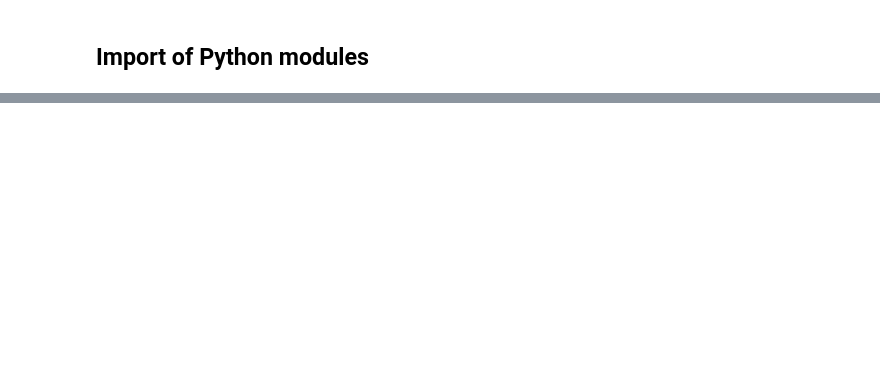
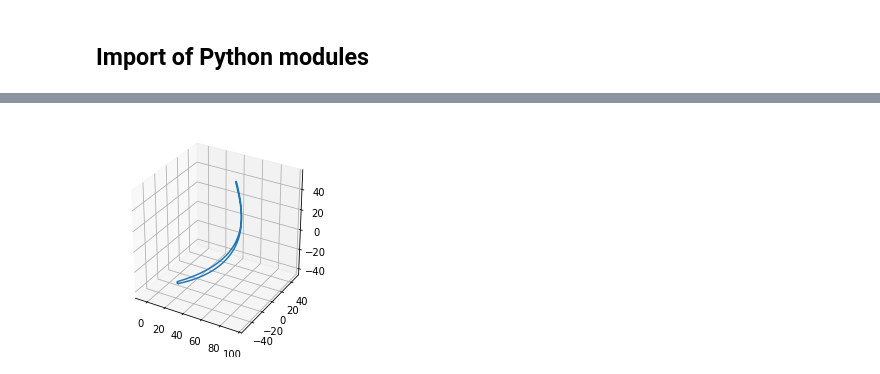
Before and after one commit to 20jeka08/AxialBladeDesigner, a Jupyter notebook: AxialBladeParametricModel2.ipynb, the cells around one changed output, grey strips where cells are left out. Drawn from its saved outputs; the diff is of its cells as text; code cells hidden in the pictures; blank space fills up the shorter version.

```diff
--- a/AxialBladeParametricModel2.ipynb
+++ b/AxialBladeParametricModel2.ipynb
@@ -107,0 +221,4 @@ Using matplotlib backend: Qt5Agg
+# %%
+Profile2.View3DAirfoil(x1, y1, z1)
+# %% [output]
+[figure, added]
```
Also changed, not shown: parts of 9 cells of this notebook.
